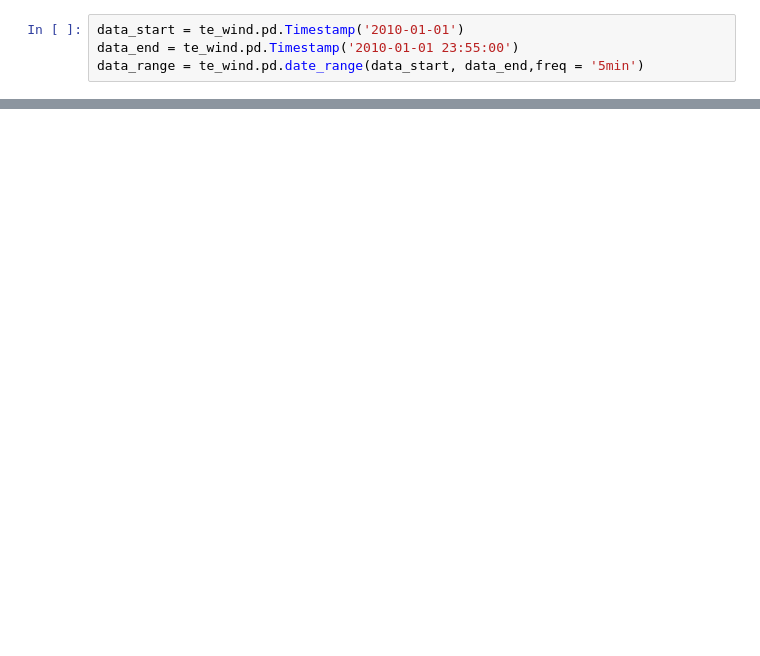
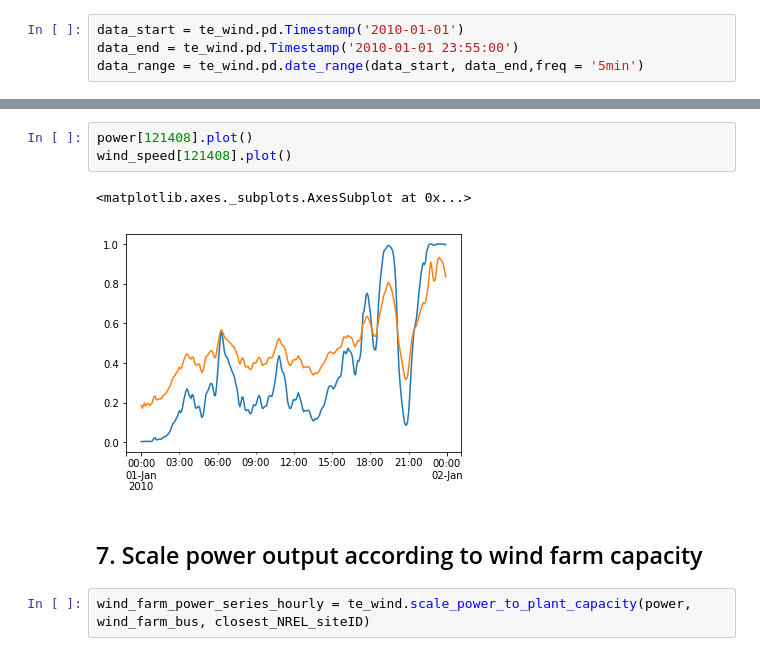
Before and after one commit to Breakthrough-Energy/PreREISE, a Jupyter notebook: prereise/gather/winddata/te_wind/demo/te_wind_demo.ipynb, the cells around one changed output, grey strips where cells are left out. Saved outputs shown, nothing was run; the diff lists cells and outputs as text; blank space fills up the shorter version.

```diff
--- a/prereise/gather/winddata/te_wind/demo/te_wind_demo.ipynb
+++ b/prereise/gather/winddata/te_wind/demo/te_wind_demo.ipynb
@@ -23,0 +124,10 @@ data = te_wind.get_data_from_NREL_server(closest_NREL_siteID, data_range)
+# %%
+power[121408].plot()
+wind_speed[121408].plot()
+# %% [output]
+<matplotlib.axes._subplots.AxesSubplot at 0x...>
+[figure, added]
+# %% [markdown]
+## 7. Scale power output according to wind farm capacity
+# %%
+wind_farm_power_series_hourly = te_wind.scale_power_to_plant_capacity(power, wind_farm_bus, closest_NREL_siteID)
```
Also changed, not shown: parts of 20 cells of this notebook, 1 other file.
